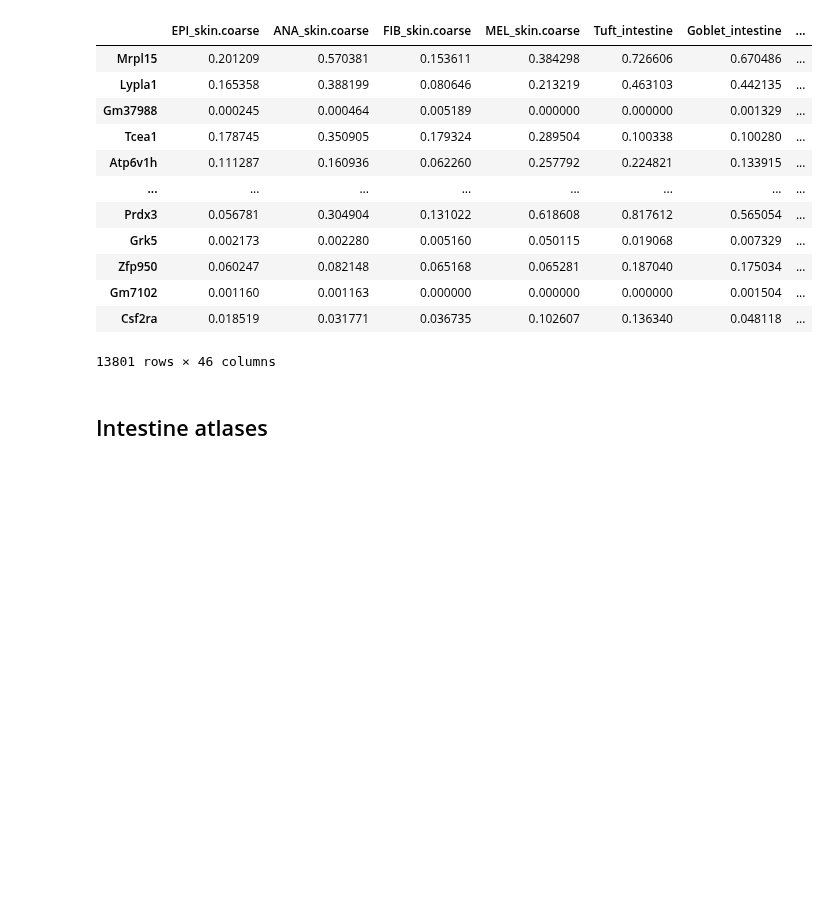
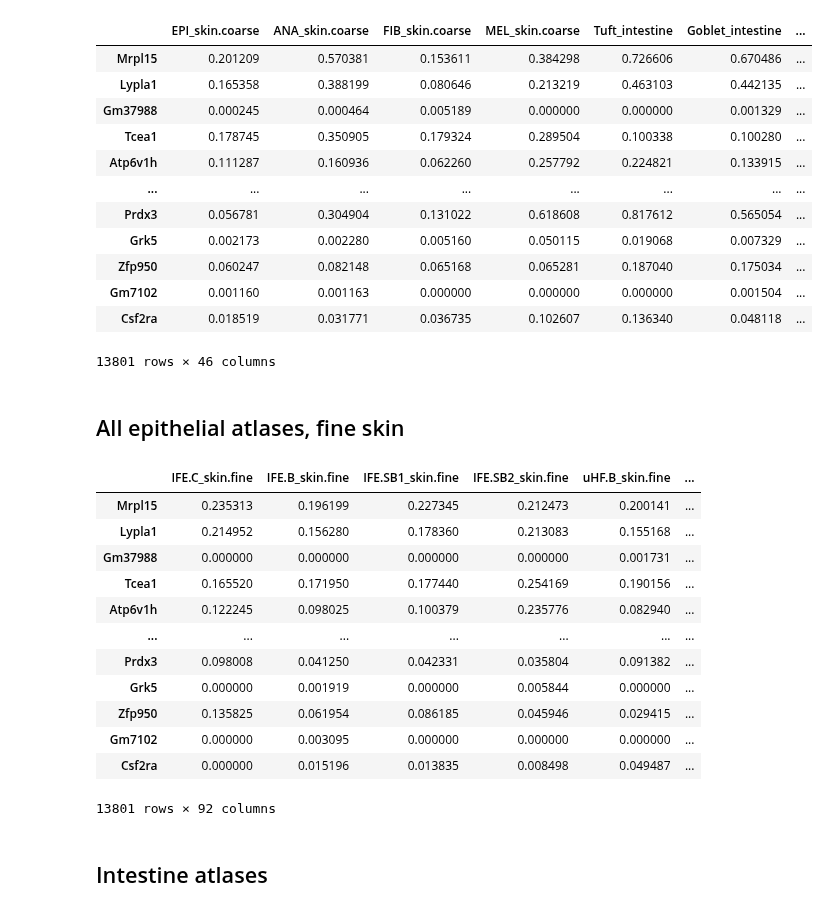
Before and after one commit to j-germino/M-cells, a Jupyter notebook: code/epithelial_signature_processing/merge_signatures.ipynb, the cells around one changed output. Drawn from its saved outputs; the diff is of its cells as text; code cells hidden in the pictures; blank space fills up the shorter version.

```diff
--- a/code/epithelial_signature_processing/merge_signatures.ipynb
+++ b/code/epithelial_signature_processing/merge_signatures.ipynb
@@ -135,3 +152,22 @@ signatures
 13801 rows × 46 columns
 # %%
 signatures.to_csv("/notebook/Joe/M-cells/analysis/cell_type_signatures/merged_epithelium_signatures.csv")
+# %% [markdown]
+## All epithelial atlases, fine skin
+# %%
+signaturesFine = pd.concat([skinFine, intestine, intestineExVivo, pancreas, respiratory, salivary_gland], axis=1, join="inner")
+signaturesFine
+# %% [output]
+|  | IFE.C_skin.fine | IFE.B_skin.fine | IFE.SB1_skin.fine | IFE.SB2_skin.fine | uHF.B_skin.fine | ... |
+| Mrpl15 | 0.235313 | 0.196199 | 0.227345 | 0.212473 | 0.200141 | ... |
+| Lypla1 | 0.214952 | 0.156280 | 0.178360 | 0.213083 | 0.155168 | ... |
+| Gm37988 | 0.000000 | 0.000000 | 0.000000 | 0.000000 | 0.001731 | ... |
+| Tcea1 | 0.165520 | 0.171950 | 0.177440 | 0.254169 | 0.190156 | ... |
+| Atp6v1h | 0.122245 | 0.098025 | 0.100379 | 0.235776 | 0.082940 | ... |
+| ... | ... | ... | ... | ... | ... | ... |
+| Prdx3 | 0.098008 | 0.041250 | 0.042331 | 0.035804 | 0.091382 | ... |
+| Grk5 | 0.000000 | 0.001919 | 0.000000 | 0.005844 | 0.000000 | ... |
+| Zfp950 | 0.135825 | 0.061954 | 0.086185 | 0.045946 | 0.029415 | ... |
+| Gm7102 | 0.000000 | 0.003095 | 0.000000 | 0.000000 | 0.000000 | ... |
+| Csf2ra | 0.000000 | 0.015196 | 0.013835 | 0.008498 | 0.049487 | ... |
+13801 rows × 92 columns
```
Also changed, not shown: parts of 4 cells of this notebook, 11 other files.
